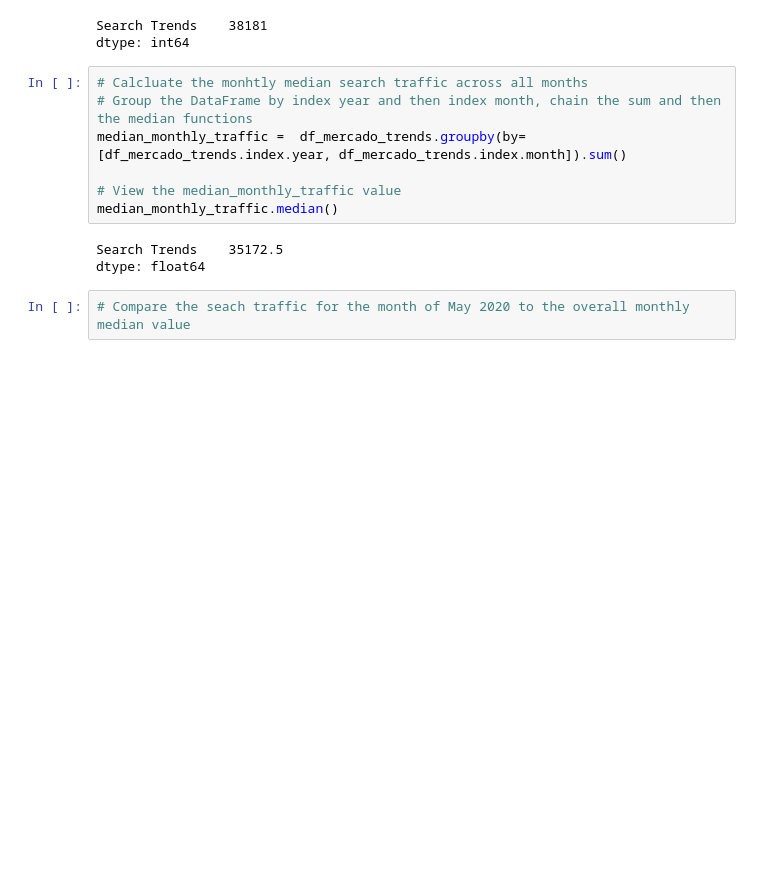
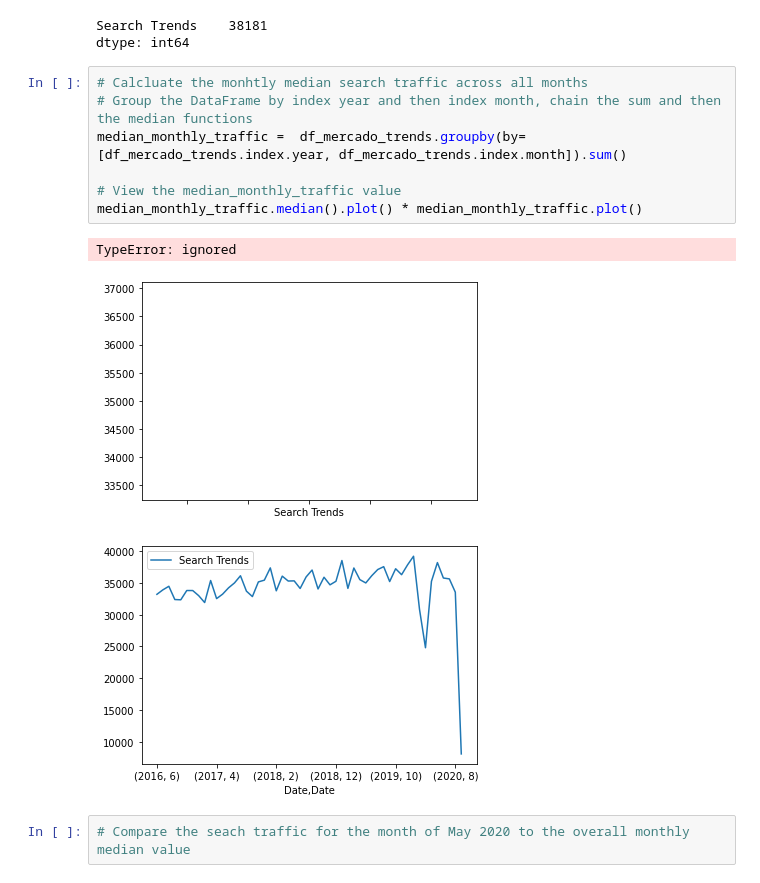
Before and after one commit to yenla9/timeseries, a Jupyter notebook: forecasting_net_prophet.ipynb, the cells around one changed output. Saved outputs shown, nothing was run; the diff lists cells and outputs as text; blank space fills up the shorter version.

```diff
--- a/forecasting_net_prophet.ipynb
+++ b/forecasting_net_prophet.ipynb
@@ -221,13 +221,14 @@ dtype: int64
 # %%
 # Calcluate the monhtly median search traffic across all months
 # Group the DataFrame by index year and then index month, chain the sum and then the median functions
 median_monthly_traffic =  df_mercado_trends.groupby(by=[df_mercado_trends.index.year, df_mercado_trends.index.month]).sum()
 
 # View the median_monthly_traffic value
-median_monthly_traffic.median()
+median_monthly_traffic.median().plot() * median_monthly_traffic.plot()
 # %% [output]
-Search Trends    35172.5
-dtype: float64
+TypeError: ignored
+[figure, added]
+[figure, added]
 # %%
 # Compare the seach traffic for the month of May 2020 to the overall monthly median value
 # %% [markdown]
```
